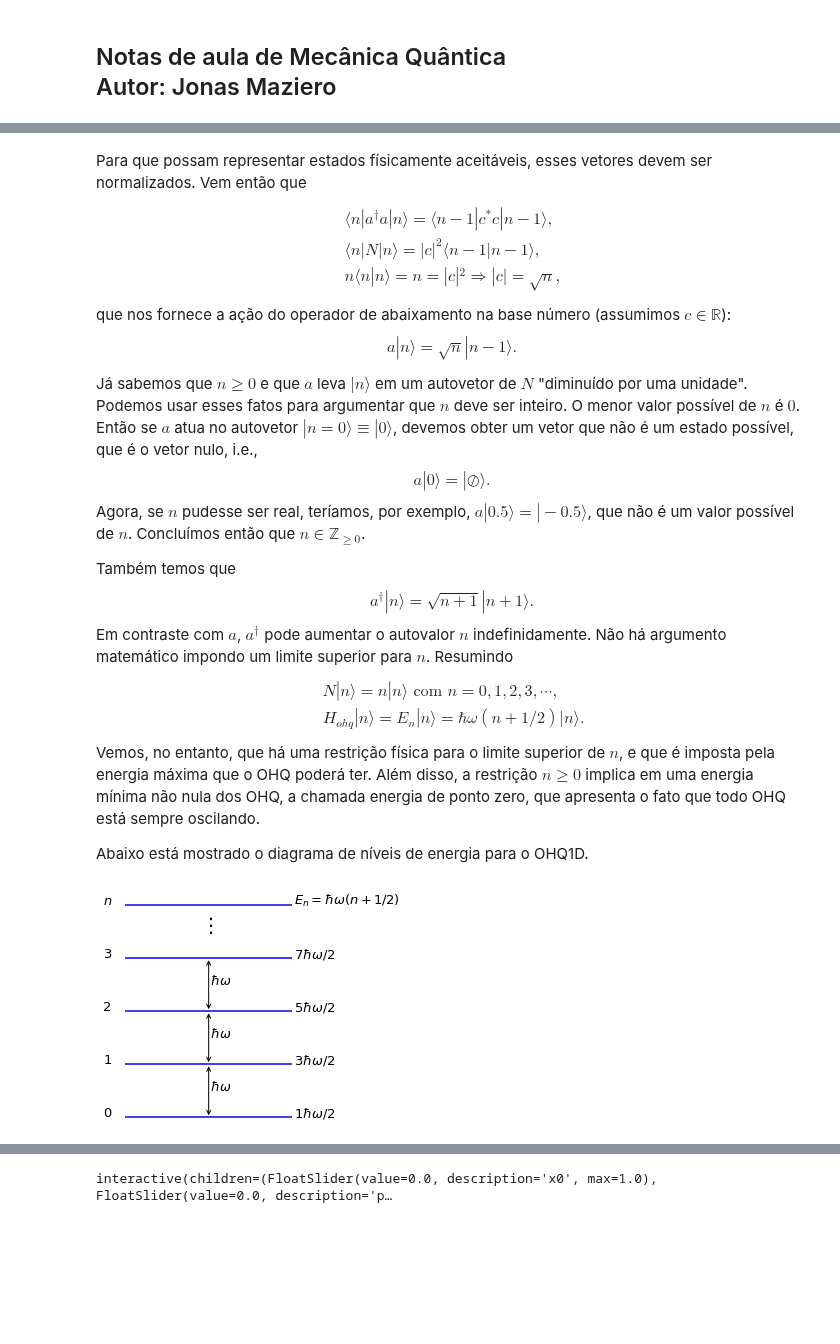
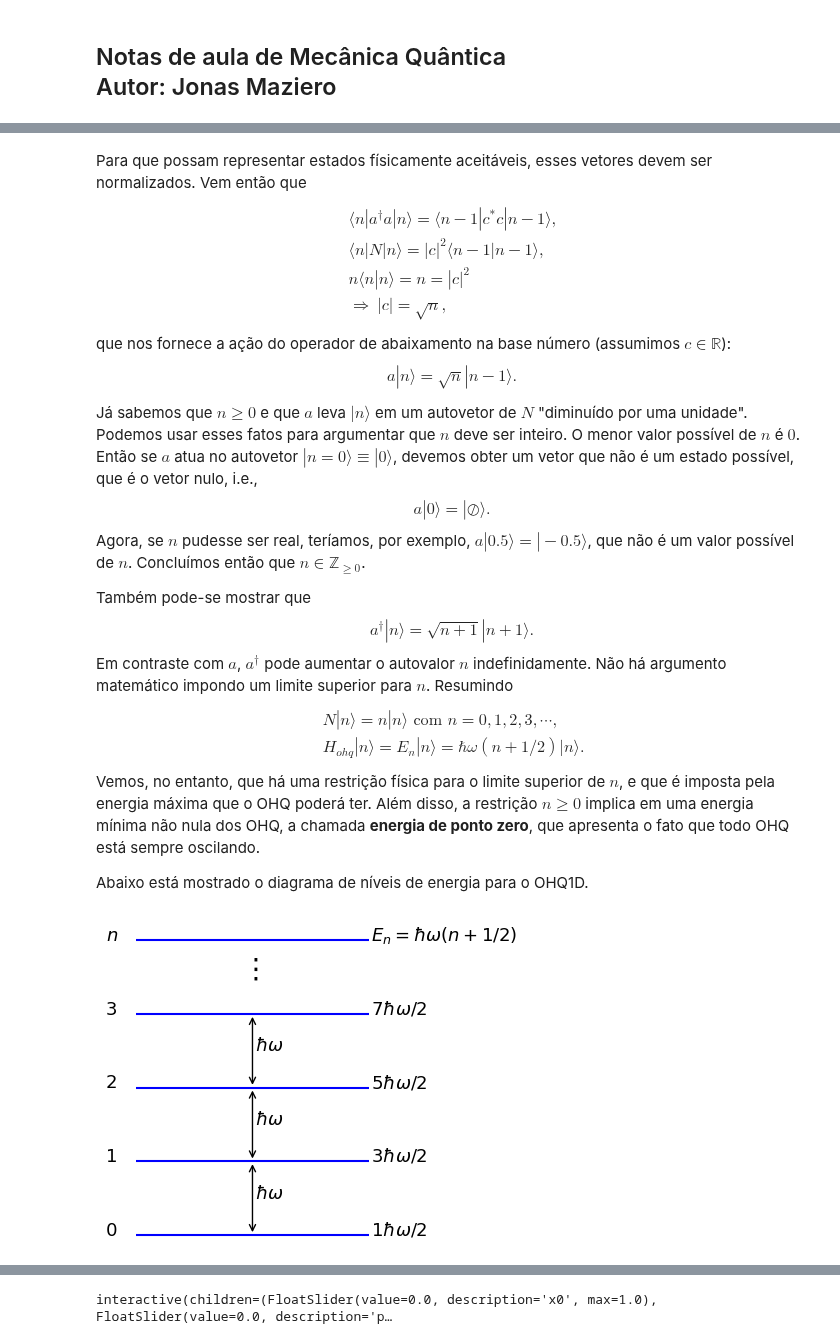
Before and after one commit to jonasmaziero/mecanica_quantica, a Jupyter notebook: 05_oscilador.ipynb, the cells around one changed output, grey strips where cells are left out. Drawn from its saved outputs; the diff is of its cells as text; code cells hidden in the pictures; blank space fills up the shorter version.

```diff
--- a/05_oscilador.ipynb
+++ b/05_oscilador.ipynb
@@ -71,7 +77,8 @@ Para que possam representar estados físicamente aceitáveis, esses vetores deve
 \begin{align}
 & \langle n| a^{\dagger}a|n\rangle = \langle n-1|c^{*}c|n-1\rangle, \\
 & \langle n|N|n\rangle = |c|^{2}\langle n-1|n-1\rangle, \\
-& n\langle n|n\rangle = n = |c|^{2} \Rightarrow |c|=\sqrt{n},
+& n\langle n|n\rangle = n = |c|^{2} \\
+& \Rightarrow\ |c|=\sqrt{n},
 \end{align}
 que nos fornece a ação do operador de abaixamento na base número (assumimos $c\in\mathbb{R}$):
 \begin{equation}
@@ -83,7 +90,7 @@ a|0\rangle=|\oslash\rangle.
 \end{equation}
 Agora, se $n$ pudesse ser real, teríamos, por exemplo, $a|0.5\rangle=|-0.5\rangle$, que não é um valor possível de $n$. Concluímos então que $n\in\mathbb{Z}_{\ge 0}$.
 
-Também temos que
+Também pode-se mostrar que
 \begin{equation}
 a^{\dagger}|n\rangle = \sqrt{n+1}|n+1\rangle.
 \end{equation}
@@ -92,25 +99,28 @@ Em contraste com $a$, $a^{\dagger}$ pode aumentar o autovalor $n$ indefinidament
 & N|n\rangle=n|n\rangle \text{ com } n=0,1,2,3,\cdots, \\
 & H_{ohq}|n\rangle = E_{n}|n\rangle=\hbar\omega(n+1/2)|n\rangle.
 \end{align}
-Vemos, no entanto, que há uma restrição física para o limite superior de $n$, e que é imposta pela energia máxima que o OHQ poderá ter. Além disso, a restrição $n\ge 0$ implica em uma energia mínima não nula dos OHQ, a chamada energia de ponto zero, que apresenta o fato que todo OHQ está sempre oscilando.
+Vemos, no entanto, que há uma restrição física para o limite superior de $n$, e que é imposta pela energia máxima que o OHQ poderá ter. Além disso, a restrição $n\ge 0$ implica em uma energia mínima não nula dos OHQ, a chamada __energia de ponto zero__, que apresenta o fato que todo OHQ está sempre oscilando.
 
 Abaixo está mostrado o diagrama de níveis de energia para o OHQ1D.
 # %%
+import matplotlib
+matplotlib.rcParams.update({'font.size':11})
+plt.figure(figsize = (6,4), dpi = 100)
 xmin = 0; xmax = 1
 for j in range(0,5):
     plt.hlines(j,xmin,xmax,color='blue');
 for j in range(0,4):
     plt.text(-0.13,j,j,color='black',fontsize=13)
     plt.text(1.01,j, str(2*j+1)+r'$\hbar\omega/2$',\
              color='black',fontsize=13)
 for j in range(0,3):
     plt.annotate("", xy=(0.5,j), xytext=(0.5,j+1), \
                  arrowprops=dict(arrowstyle="<->"))
     plt.text(0.51,(2*j+1)/2,r'$\hbar\omega$',fontsize=13)
 plt.text(0.45,3.5,r'$\vdots$',fontsize=20)
 plt.text(-0.13,4,r'$n$',color='black',fontsize=13)
 plt.text(1.01,4,r'$E_{n}=\hbar\omega(n+1/2)$',fontsize=13)
 plt.axis('off'); plt.xlim(0,2); plt.ylim(-0.05,4.05);
 plt.show()
 # %% [output]
-[figure, old version]
+[figure, new version]
```
Also changed, not shown: parts of 22 cells of this notebook, 5 other files.
